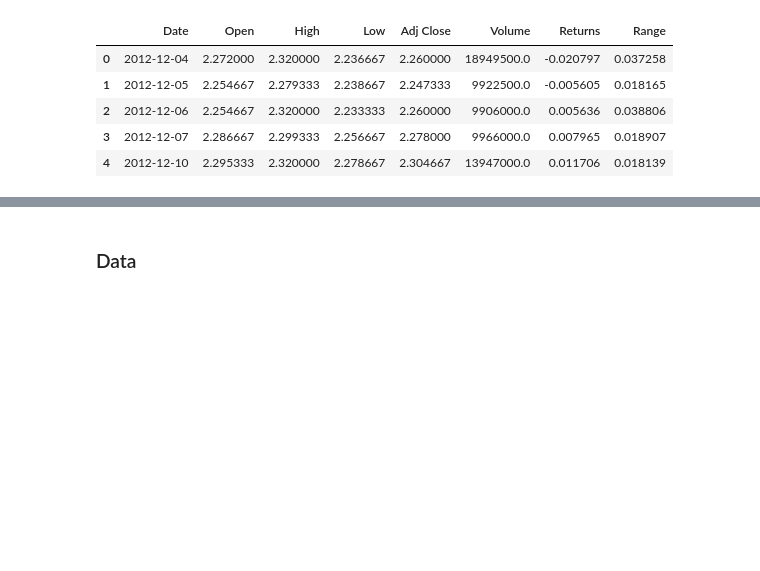
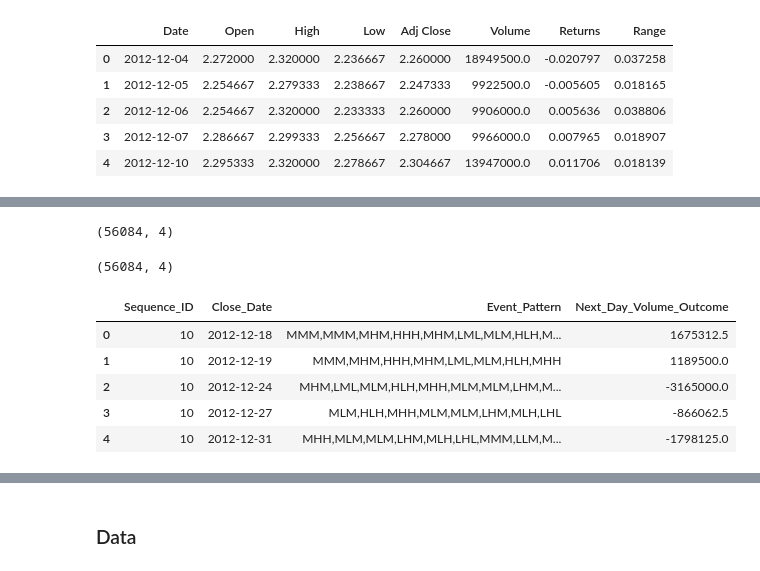
Before and after one commit to mikiya09/DataSci, a Jupyter notebook: ML/markov_chain/markov chain.ipynb, the cells around one changed output, grey strips where cells are left out. Cells and saved outputs as stored; diff of their text form; code cells hidden in the pictures; blank space fills up the shorter version.

```diff
--- a/ML/markov_chain/markov chain.ipynb
+++ b/ML/markov_chain/markov chain.ipynb
@@ -312,0 +302,7 @@ group_set.head()
+# %%
+# groupby function will apply self defined function to all columns
+pattern_df = tsla_new_df.groupby(['Sequence_ID',
+                                     'Close_Date'])['Event_Pattern'].apply(lambda x: "{%s}" % ', '.join(x)).reset_index()
+
+print(tsla_new_df.shape)
+pattern_df.head()
@@ -312,0 +317,15 @@ group_set.head()
+# %%
+# calculating mean outcome using volume
+### Calculate Mean of One Column Grouped by Multiple Columns
+volume_outcome = tsla_new_df.groupby(['Sequence_ID', 'Close_Date'])['Next_Day_Volume_Outcome'].mean()
+volume_outcome = volume_outcome.to_frame().reset_index()
+return_outcome = tsla_new_df.groupby(['Sequence_ID', 'Close_Date'])['Next_Day_Return_Outcome'].mean()
+return_outcome = return_outcome.to_frame().reset_index()
+
+# describe dataset
+# outcomes were shrinked to 56084 rows
+print(volume_outcome.shape)
+print(volume_outcome.describe())
+print()
+print(return_outcome.shape)
+print(return_outcome.describe())
@@ -312,0 +350,24 @@ group_set.head()
+# %%
+# merge pattern dataset and volume outcome dataset
+volume_set = pd.merge(pattern_df, volume_outcome, on= ['Sequence_ID', 'Close_Date'], how='inner')
+print(volume_set.shape)
+# %% [output]
+(56084, 4)
+# %%
+# merge pattern dataset and return outcome dataset
+return_set = pd.merge(pattern_df, return_outcome, on= ['Sequence_ID', 'Close_Date'], how='inner')
+print(return_set.shape)
+# %% [output]
+(56084, 4)
+# %%
+# eliminate the bracket from volume Event_pattern
+volume_set['Event_Pattern'] = [''.join(e.split()).replace('{','')
+                                   .replace('}','') for e in volume_set['Event_Pattern'].values]
+volume_set.head()
+# %% [output]
+|  | Sequence_ID | Close_Date | Event_Pattern | Next_Day_Volume_Outcome |
+| 0 | 10 | 2012-12-18 | MMM,MMM,MHM,HHH,MHM,LML,MLM,HLH,M... | 1675312.5 |
+| 1 | 10 | 2012-12-19 | MMM,MHM,HHH,MHM,LML,MLM,HLH,MHH | 1189500.0 |
+| 2 | 10 | 2012-12-24 | MHM,LML,MLM,HLH,MHH,MLM,MLM,LHM,M... | -3165000.0 |
+| 3 | 10 | 2012-12-27 | MLM,HLH,MHH,MLM,MLM,LHM,MLH,LHL | -866062.5 |
+| 4 | 10 | 2012-12-31 | MHH,MLM,MLM,LHM,MLH,LHL,MMM,LLM,M... | -1798125.0 |
```
Also changed, not shown: parts of 70 cells of this notebook, 1 other file.
